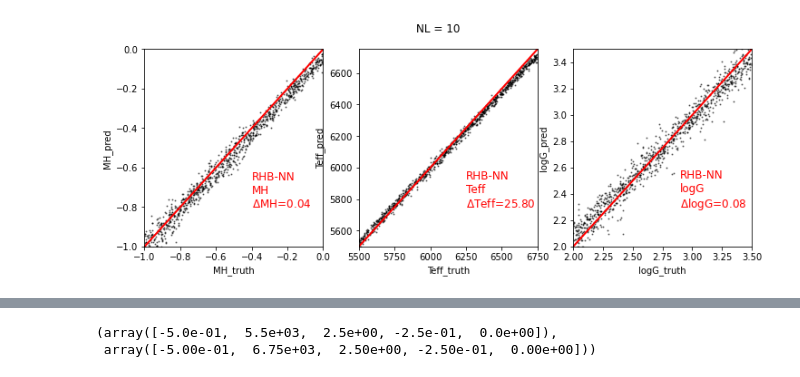
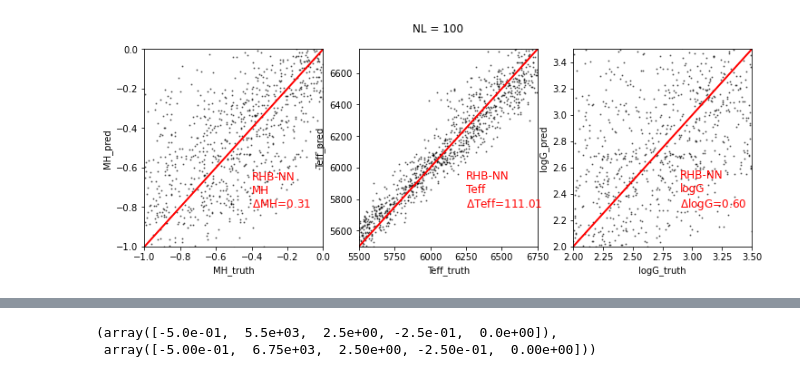
Before and after one commit to ViskaWei/PIML_v0, a Jupyter notebook: nb/RHB_noisednn.ipynb, the cells around one changed output, grey strips where cells are left out. Saved outputs shown, nothing was run; the diff lists cells and outputs as text; code cells hidden in the pictures.

```diff
--- a/nb/RHB_noisednn.ipynb
+++ b/nb/RHB_noisednn.ipynb
@@ -39,4 +62,4 @@ d.load_train(ms, topk=10)
 # %%
-d.test(test_NL=10, nTest=1000)
+d.test(test_NL=100, nTest=1000, new=True)
 # %% [output]
-[figure, old version]
+[figure, new version]
```
Also changed, not shown: parts of 11 cells of this notebook, 8 other files.
